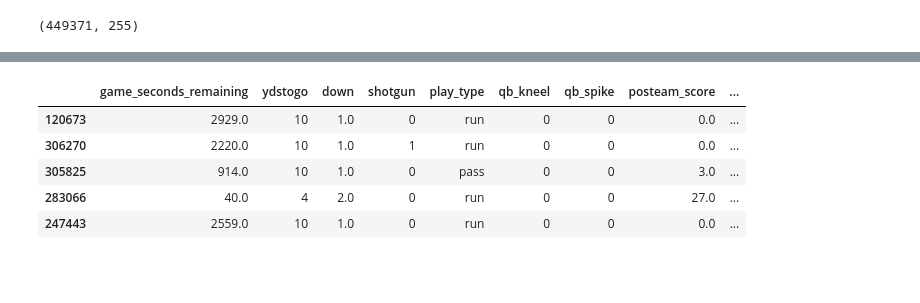
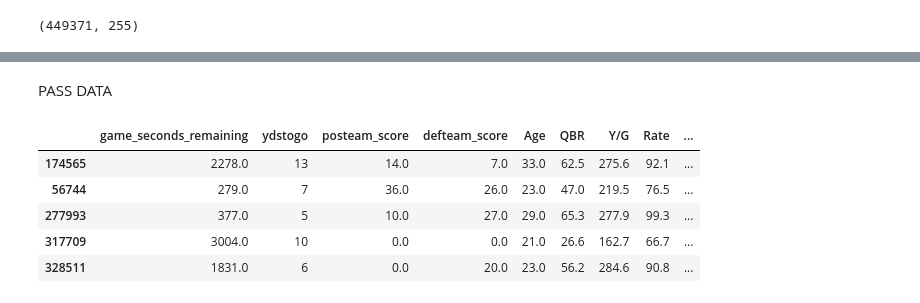
Before and after one commit to ethanoliver21/Deep-Learning-Project----Football, a Jupyter notebook: Project.ipynb, the cells around one changed output, grey strips where cells are left out. Cells and saved outputs as stored; diff of their text form; code cells hidden in the pictures; blank space fills up the shorter version.

```diff
--- a/Project.ipynb
+++ b/Project.ipynb
@@ -26,0 +191,7 @@ df.head(10)
+# %%
+qb_df['Year'] = qb_df['Year'].astype(str)
+rb_df['Year'] = rb_df['Year'].astype(str)
+# %%
+nfl_data = nfl_data.merge(qb_df, on=['Player', 'Year'], how='left').merge(rb_df, on=['Player', 'Year'], how='left')
+
+nfl_data.head()
@@ -35,0 +216,16 @@ Pedicting "yards_gained" Given:
+# %%
+nfl_pass_data = nfl_data[['game_seconds_remaining',
+               'ydstogo',
+               'posteam_score',
+               'defteam_score',
+               'Age',
+               'QBR',
+               'Y/G',
+               'Rate',
+               'down',
+               'shotgun',
+               'play_type',
+               'qb_kneel',
+               'qb_spike',
+               'yards_gained']].query('(play_type == "pass")').dropna()
+nfl_pass_data.head()
@@ -56,6 +262,6 @@ nfl_data.head()
 # generate a seed; make results reproducable
 np.random.seed(896)
 
-NFL = shuffle(nfl_data)
-NFL.head()
+NFL_pass = shuffle(nfl_pass_data)
+NFL_pass.head()
 # %% [output]
@@ -68,11 +287,13 @@ NFL.head()
+# %% [markdown]
+PASS DATA
 # %%
 # feature, or input, dataframe
-NFL_x  = NFL.drop('yards_gained',axis=1)
-NFL_x.head()
+NFL_pass_x  = NFL_pass.drop('yards_gained', axis=1)
+NFL_pass_x.head()
 # %% [output]
-|  | game_seconds_remaining | ydstogo | down | shotgun | play_type | qb_kneel | qb_spike | posteam_score | ... |
-| 120673 | 2929.0 | 10 | 1.0 | 0 | run | 0 | 0 | 0.0 | ... |
-| 306270 | 2220.0 | 10 | 1.0 | 1 | run | 0 | 0 | 0.0 | ... |
-| 305825 | 914.0 | 10 | 1.0 | 0 | pass | 0 | 0 | 3.0 | ... |
-| 283066 | 40.0 | 4 | 2.0 | 0 | run | 0 | 0 | 27.0 | ... |
-| 247443 | 2559.0 | 10 | 1.0 | 0 | run | 0 | 0 | 0.0 | ... |
+|  | game_seconds_remaining | ydstogo | posteam_score | defteam_score | Age | QBR | Y/G | Rate | ... |
+| 174565 | 2278.0 | 13 | 14.0 | 7.0 | 33.0 | 62.5 | 275.6 | 92.1 | ... |
+| 56744 | 279.0 | 7 | 36.0 | 26.0 | 23.0 | 47.0 | 219.5 | 76.5 | ... |
+| 277993 | 377.0 | 5 | 10.0 | 27.0 | 29.0 | 65.3 | 277.9 | 99.3 | ... |
+| 317709 | 3004.0 | 10 | 0.0 | 0.0 | 21.0 | 26.6 | 162.7 | 66.7 | ... |
+| 328511 | 1831.0 | 6 | 0.0 | 20.0 | 23.0 | 56.2 | 284.6 | 90.8 | ... |
```
Also changed, not shown: parts of 46 cells of this notebook.
